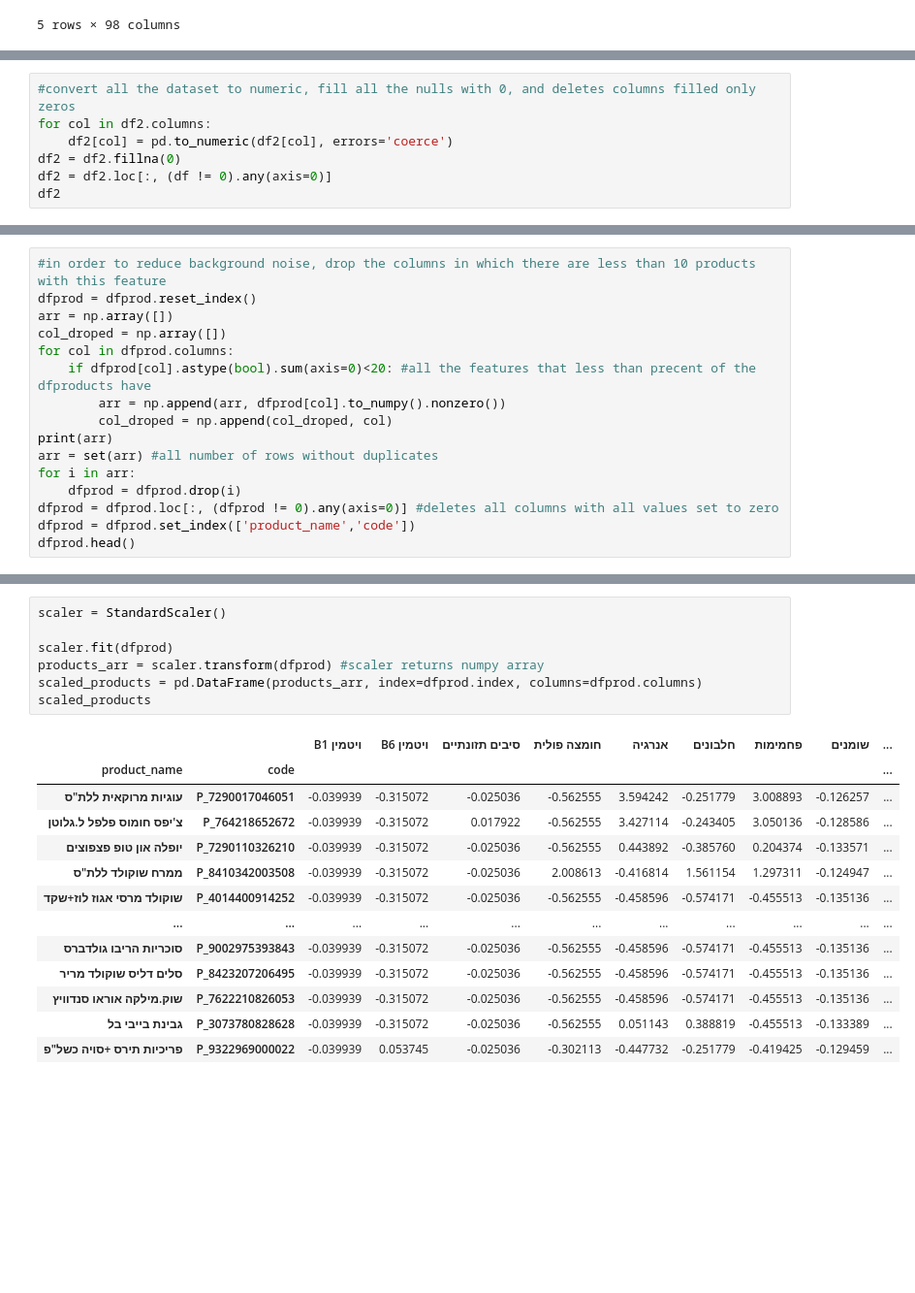
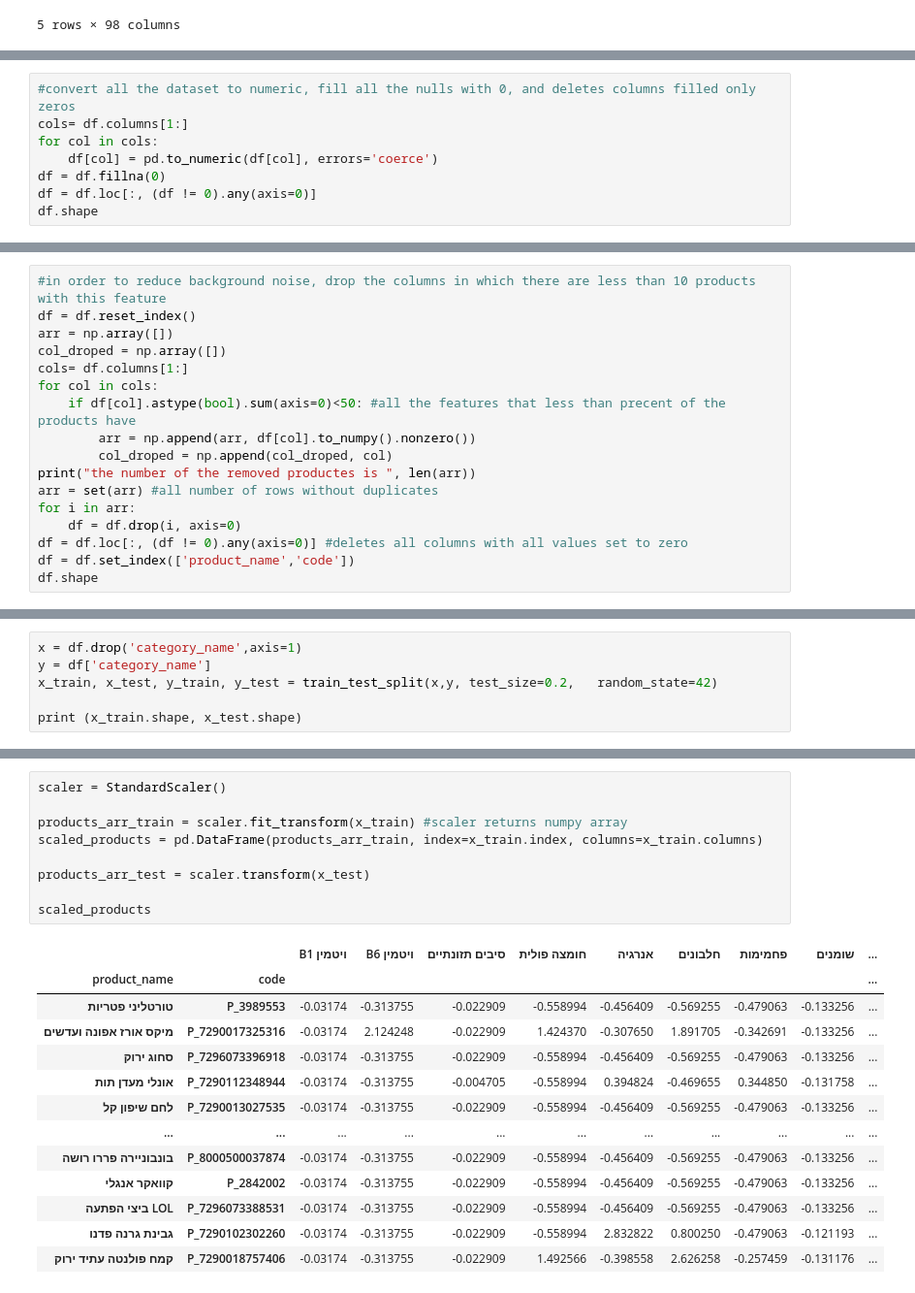
Before and after one commit to ohadwolfman/intro_to_data_science, a Jupyter notebook: classification_project .ipynb, the cells around one changed output, grey strips where cells are left out. Shown at 97% size. Cells and saved outputs as stored; diff of their text form; blank space fills up the shorter version.

```diff
--- a/classification_project .ipynb
+++ b/classification_project .ipynb
@@ -47,8 +53,9 @@ memory usage: 7.7+ MB
 # %%
 #convert all the dataset to numeric, fill all the nulls with 0, and deletes columns filled only zeros
-for col in df2.columns:
-    df2[col] = pd.to_numeric(df2[col], errors='coerce')
-df2 = df2.fillna(0)
-df2 = df2.loc[:, (df != 0).any(axis=0)]
-df2
+cols= df.columns[1:]
+for col in cols:
+    df[col] = pd.to_numeric(df[col], errors='coerce')
+df = df.fillna(0)
+df = df.loc[:, (df != 0).any(axis=0)]
+df.shape
 # %% [output]
@@ -88,17 +63,18 @@ dfprod = product_train.copy()
 # %%
 #in order to reduce background noise, drop the columns in which there are less than 10 products with this feature
-dfprod = dfprod.reset_index()
+df = df.reset_index()
 arr = np.array([])
 col_droped = np.array([])
-for col in dfprod.columns:
-    if dfprod[col].astype(bool).sum(axis=0)<20: #all the features that less than precent of the dfproducts have
-        arr = np.append(arr, dfprod[col].to_numpy().nonzero())
+cols= df.columns[1:]
+for col in cols:
+    if df[col].astype(bool).sum(axis=0)<50: #all the features that less than precent of the products have
+        arr = np.append(arr, df[col].to_numpy().nonzero())
         col_droped = np.append(col_droped, col)
-print(arr)
+print("the number of the removed productes is ", len(arr))
 arr = set(arr) #all number of rows without duplicates
 for i in arr:
-    dfprod = dfprod.drop(i)
-dfprod = dfprod.loc[:, (dfprod != 0).any(axis=0)] #deletes all columns with all values set to zero
-dfprod = dfprod.set_index(['product_name','code'])
-dfprod.head()
+    df = df.drop(i, axis=0)
+df = df.loc[:, (df != 0).any(axis=0)] #deletes all columns with all values set to zero
+df = df.set_index(['product_name','code'])
+df.shape
 # %% [output]
@@ -124,0 +83,6 @@ dfprod.head()
+# %%
+x = df.drop('category_name',axis=1)
+y = df['category_name']
+x_train, x_test, y_train, y_test = train_test_split(x,y, test_size=0.2,   random_state=42)
+
+print (x_train.shape, x_test.shape)
@@ -125,21 +118,23 @@ dfprod.head()
 # %%
 scaler = StandardScaler()
 
-scaler.fit(dfprod)
-products_arr = scaler.transform(dfprod) #scaler returns numpy array
-scaled_products = pd.DataFrame(products_arr, index=dfprod.index, columns=dfprod.columns)
+products_arr_train = scaler.fit_transform(x_train) #scaler returns numpy array
+scaled_products = pd.DataFrame(products_arr_train, index=x_train.index, columns=x_train.columns)
+
+products_arr_test = scaler.transform(x_test)
+
 scaled_products
 # %% [output]
 |  |  | B1 ויטמין | B6 ויטמין | סיבים תזונתיים | חומצה פולית | אנרגיה | חלבונים | פחמימות | שומנים | ... |
 | product_name | code |  |  |  |  |  |  |  |  | ... |
-| עוגיות מרוקאית ללת"ס | P_7290017046051 | -0.039939 | -0.315072 | -0.025036 | -0.562555 | 3.594242 | -0.251779 | 3.008893 | -0.126257 | ... |
-| צ'יפס חומוס פלפל ל.גלוטן | P_764218652672 | -0.039939 | -0.315072 | 0.017922 | -0.562555 | 3.427114 | -0.243405 | 3.050136 | -0.128586 | ... |
-| יופלה און טופ פצפוצים | P_7290110326210 | -0.039939 | -0.315072 | -0.025036 | -0.562555 | 0.443892 | -0.385760 | 0.204374 | -0.133571 | ... |
-| ממרח שוקולד ללת"ס | P_8410342003508 | -0.039939 | -0.315072 | -0.025036 | 2.008613 | -0.416814 | 1.561154 | 1.297311 | -0.124947 | ... |
-| שוקולד מרסי אגוז לוז+שקד | P_4014400914252 | -0.039939 | -0.315072 | -0.025036 | -0.562555 | -0.458596 | -0.574171 | -0.455513 | -0.135136 | ... |
+| טורטליני פטריות | P_3989553 | -0.03174 | -0.313755 | -0.022909 | -0.558994 | -0.456409 | -0.569255 | -0.479063 | -0.133256 | ... |
+| מיקס אורז אפונה ועדשים | P_7290017325316 | -0.03174 | 2.124248 | -0.022909 | 1.424370 | -0.307650 | 1.891705 | -0.342691 | -0.133256 | ... |
+| סחוג ירוק | P_7296073396918 | -0.03174 | -0.313755 | -0.022909 | -0.558994 | -0.456409 | -0.569255 | -0.479063 | -0.133256 | ... |
+| אונלי מעדן תות | P_7290112348944 | -0.03174 | -0.313755 | -0.004705 | -0.558994 | 0.394824 | -0.469655 | 0.344850 | -0.131758 | ... |
+| לחם שיפון קל | P_7290013027535 | -0.03174 | -0.313755 | -0.022909 | -0.558994 | -0.456409 | -0.569255 | -0.479063 | -0.133256 | ... |
 | ... | ... | ... | ... | ... | ... | ... | ... | ... | ... | ... |
-| סוכריות הריבו גולדברס | P_9002975393843 | -0.039939 | -0.315072 | -0.025036 | -0.562555 | -0.458596 | -0.574171 | -0.455513 | -0.135136 | ... |
-| סלים דליס שוקולד מריר | P_8423207206495 | -0.039939 | -0.315072 | -0.025036 | -0.562555 | -0.458596 | -0.574171 | -0.455513 | -0.135136 | ... |
-| שוק.מילקה אוראו סנדוויץ | P_7622210826053 | -0.039939 | -0.315072 | -0.025036 | -0.562555 | -0.458596 | -0.574171 | -0.455513 | -0.135136 | ... |
-| גבינת בייבי בל | P_3073780828628 | -0.039939 | -0.315072 | -0.025036 | -0.562555 | 0.051143 | 0.388819 | -0.455513 | -0.133389 | ... |
-| פריכיות תירס +סויה כשל"פ | P_9322969000022 | -0.039939 | 0.053745 | -0.025036 | -0.302113 | -0.447732 | -0.251779 | -0.419425 | -0.129459 | ... |
+| בונבוניירה פררו רושה | P_8000500037874 | -0.03174 | -0.313755 | -0.022909 | -0.558994 | -0.456409 | -0.569255 | -0.479063 | -0.133256 | ... |
+| קוואקר אנגלי | P_2842002 | -0.03174 | -0.313755 | -0.022909 | -0.558994 | -0.456409 | -0.569255 | -0.479063 | -0.133256 | ... |
+| ביצי הפתעה LOL | P_7296073388531 | -0.03174 | -0.313755 | -0.022909 | -0.558994 | -0.456409 | -0.569255 | -0.479063 | -0.133256 | ... |
+| גבינת גרנה פדנו | P_7290102302260 | -0.03174 | -0.313755 | -0.022909 | -0.558994 | 2.832822 | 0.800250 | -0.479063 | -0.121193 | ... |
+| קמח פולנטה עתיד ירוק | P_7290018757406 | -0.03174 | -0.313755 | -0.022909 | 1.492566 | -0.398558 | 2.626258 | -0.257459 | -0.131176 | ... |
```
Also changed, not shown: parts of 11 cells of this notebook.
